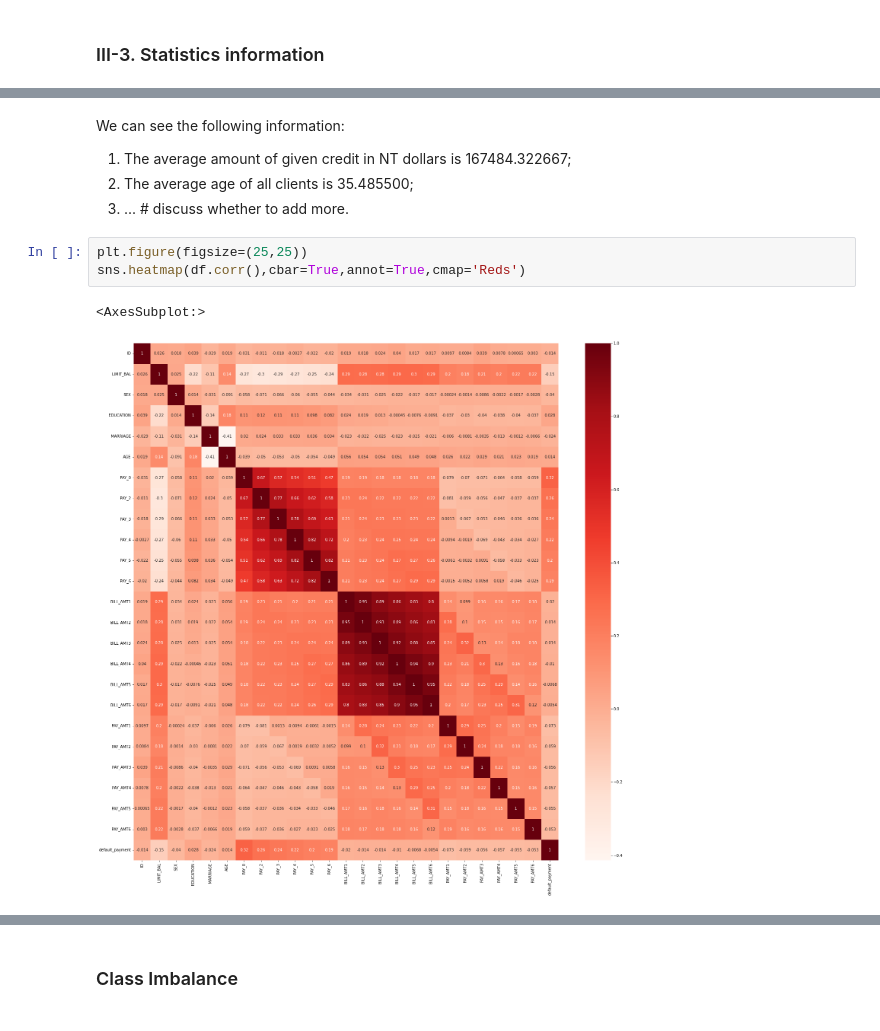
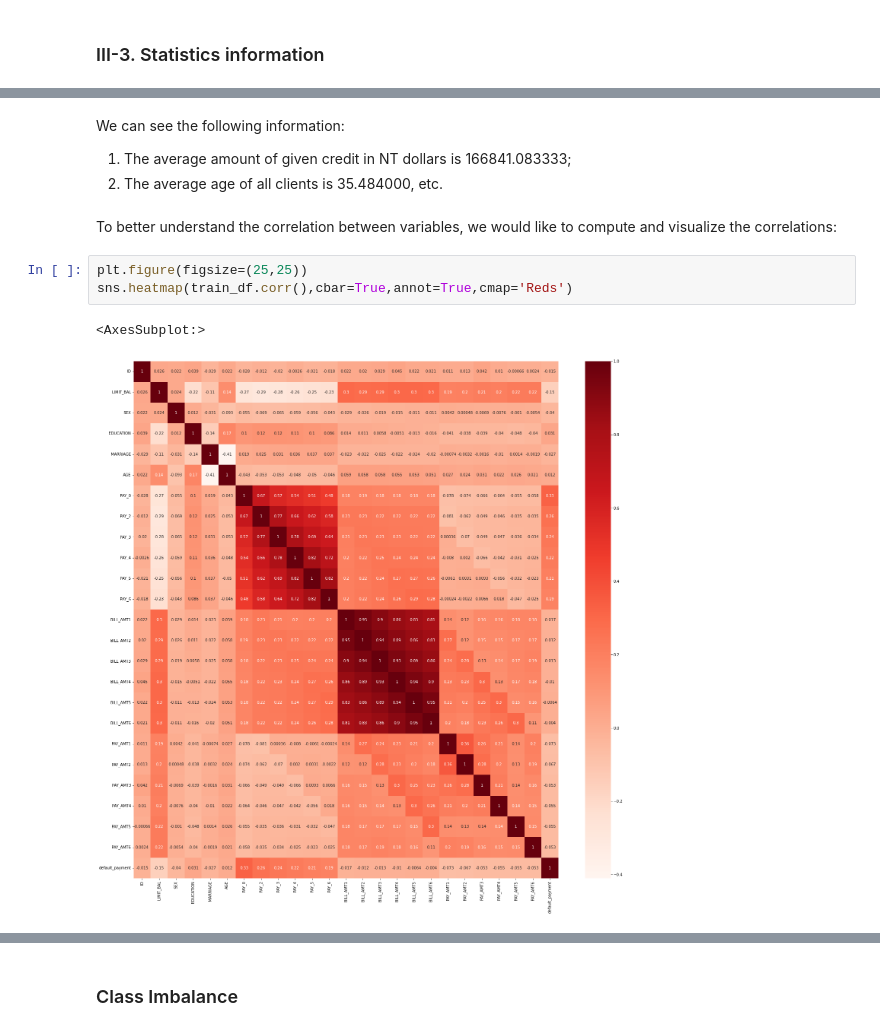
Before and after one commit to hmartin11/DSCI-310-Group-4, a Jupyter notebook: data_analysis.ipynb, the cells around one changed output, grey strips where cells are left out. Drawn from its saved outputs; the diff is of its cells as text.

```diff
--- a/data_analysis.ipynb
+++ b/data_analysis.ipynb
@@ -124,14 +130,15 @@ df.describe()
 8 rows × 25 columns
 # %% [markdown]
 We can see the following information:
-1. The average amount of given credit in NT dollars is 167484.322667;
-2. The average age of all clients is 35.485500;
-3. ... # discuss whether to add more.
+1. The average amount of given credit in NT dollars is 166841.083333;
+2. The average age of all clients is 35.484000, etc.
+# %% [markdown]
+To better understand the correlation between variables, we would like to compute and visualize the correlations:
 # %%
 plt.figure(figsize=(25,25))
-sns.heatmap(df.corr(),cbar=True,annot=True,cmap='Reds')
+sns.heatmap(train_df.corr(),cbar=True,annot=True,cmap='Reds')
 # %% [output]
 <AxesSubplot:>
-[figure, old version]
+[figure, new version]
 # %% [markdown]
 The heatmap shows some positive/negative correlations:
```
Also changed, not shown: parts of 41 cells of this notebook.
